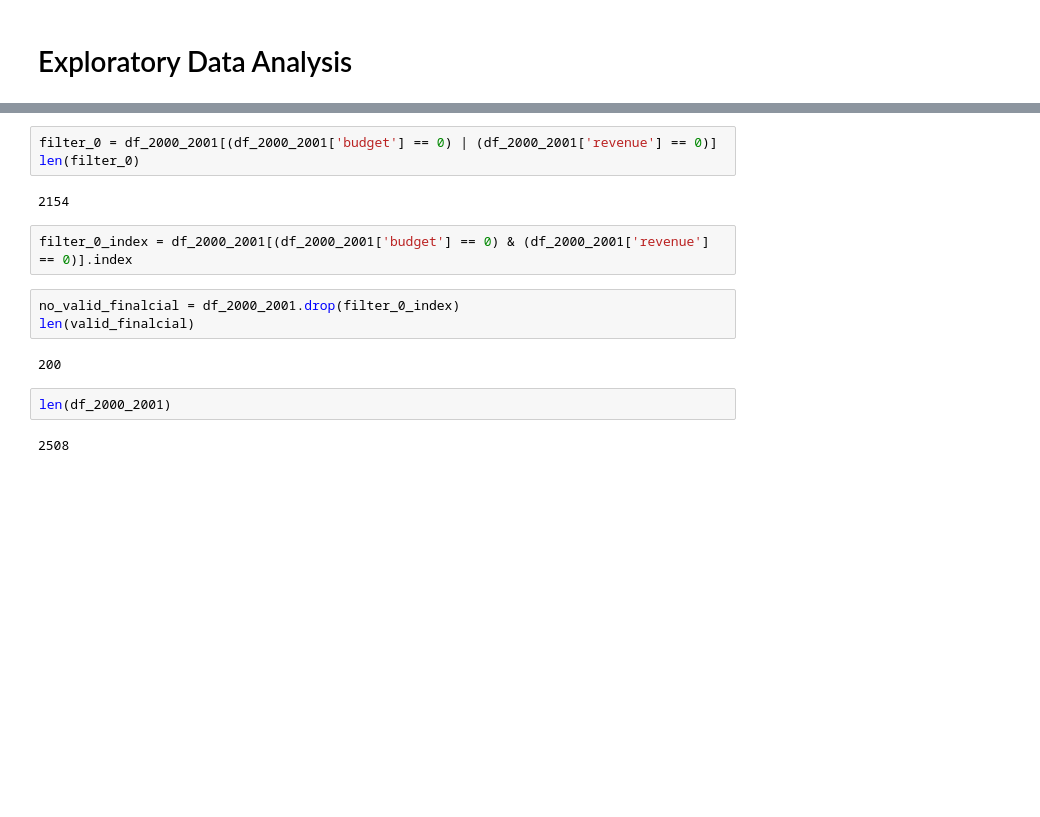
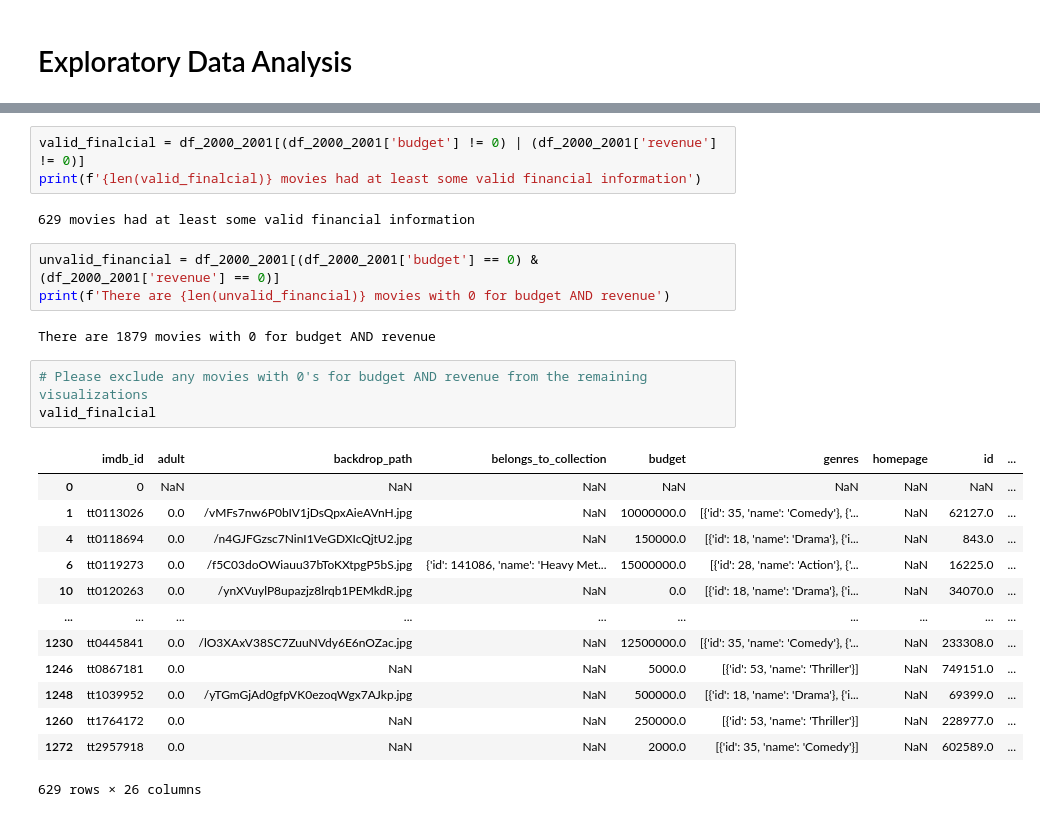
Before and after one commit to MileneCV/Movies_dataset_project3, a Jupyter notebook: movies_database.ipynb, the cells around one changed output, grey strips where cells are left out. Saved outputs shown, nothing was run; the diff lists cells and outputs as text; blank space fills up the shorter version.

```diff
--- a/movies_database.ipynb
+++ b/movies_database.ipynb
@@ -656,16 +657,27 @@ Please exclude any movies with 0's for budget AND revenue from the remaining vis
 # %%
-filter_0 = df_2000_2001[(df_2000_2001['budget'] == 0) | (df_2000_2001['revenue'] == 0)]
-len(filter_0)
+valid_finalcial = df_2000_2001[(df_2000_2001['budget'] != 0) | (df_2000_2001['revenue'] != 0)]
+print(f'{len(valid_finalcial)} movies had at least some valid financial information')
 # %% [output]
-2154
+629 movies had at least some valid financial information
-# %%
-filter_0_index = df_2000_2001[(df_2000_2001['budget'] == 0) & (df_2000_2001['revenue'] == 0)].index
-# %%
-no_valid_finalcial = df_2000_2001.drop(filter_0_index)
-len(valid_finalcial)
-# %% [output]
-200
-# %%
-len(df_2000_2001)
-# %% [output]
-2508
+# %%
+unvalid_financial = df_2000_2001[(df_2000_2001['budget'] == 0) & (df_2000_2001['revenue'] == 0)]
+print(f'There are {len(unvalid_financial)} movies with 0 for budget AND revenue')
+# %% [output]
+There are 1879 movies with 0 for budget AND revenue
+# %%
+# Please exclude any movies with 0's for budget AND revenue from the remaining visualizations
+valid_finalcial
+# %% [output]
+|  | imdb_id | adult | backdrop_path | belongs_to_collection | budget | genres | homepage | id | ... |
+| 0 | 0 | NaN | NaN | NaN | NaN | NaN | NaN | NaN | ... |
+| 1 | tt0113026 | 0.0 | /vMFs7nw6P0bIV1jDsQpxAieAVnH.jpg | NaN | 10000000.0 | [{'id': 35, 'name': 'Comedy'}, {'... | NaN | 62127.0 | ... |
+| 4 | tt0118694 | 0.0 | /n4GJFGzsc7NinI1VeGDXIcQjtU2.jpg | NaN | 150000.0 | [{'id': 18, 'name': 'Drama'}, {'i... | NaN | 843.0 | ... |
+| 6 | tt0119273 | 0.0 | /f5C03doOWiauu37bToKXtpgP5bS.jpg | {'id': 141086, 'name': 'Heavy Met... | 15000000.0 | [{'id': 28, 'name': 'Action'}, {'... | NaN | 16225.0 | ... |
+| 10 | tt0120263 | 0.0 | /ynXVuylP8upazjz8lrqb1PEMkdR.jpg | NaN | 0.0 | [{'id': 18, 'name': 'Drama'}, {'i... | NaN | 34070.0 | ... |
+| ... | ... | ... | ... | ... | ... | ... | ... | ... | ... |
+| 1230 | tt0445841 | 0.0 | /lO3XAxV38SC7ZuuNVdy6E6nOZac.jpg | NaN | 12500000.0 | [{'id': 35, 'name': 'Comedy'}, {'... | NaN | 233308.0 | ... |
+| 1246 | tt0867181 | 0.0 | NaN | NaN | 5000.0 | [{'id': 53, 'name': 'Thriller'}] | NaN | 749151.0 | ... |
+| 1248 | tt1039952 | 0.0 | /yTGmGjAd0gfpVK0ezoqWgx7AJkp.jpg | NaN | 500000.0 | [{'id': 18, 'name': 'Drama'}, {'i... | NaN | 69399.0 | ... |
+| 1260 | tt1764172 | 0.0 | NaN | NaN | 250000.0 | [{'id': 53, 'name': 'Thriller'}] | NaN | 228977.0 | ... |
+| 1272 | tt2957918 | 0.0 | NaN | NaN | 2000.0 | [{'id': 35, 'name': 'Comedy'}] | NaN | 602589.0 | ... |
+629 rows × 26 columns
```
Also changed, not shown: parts of 17 cells of this notebook, 1 other file.
